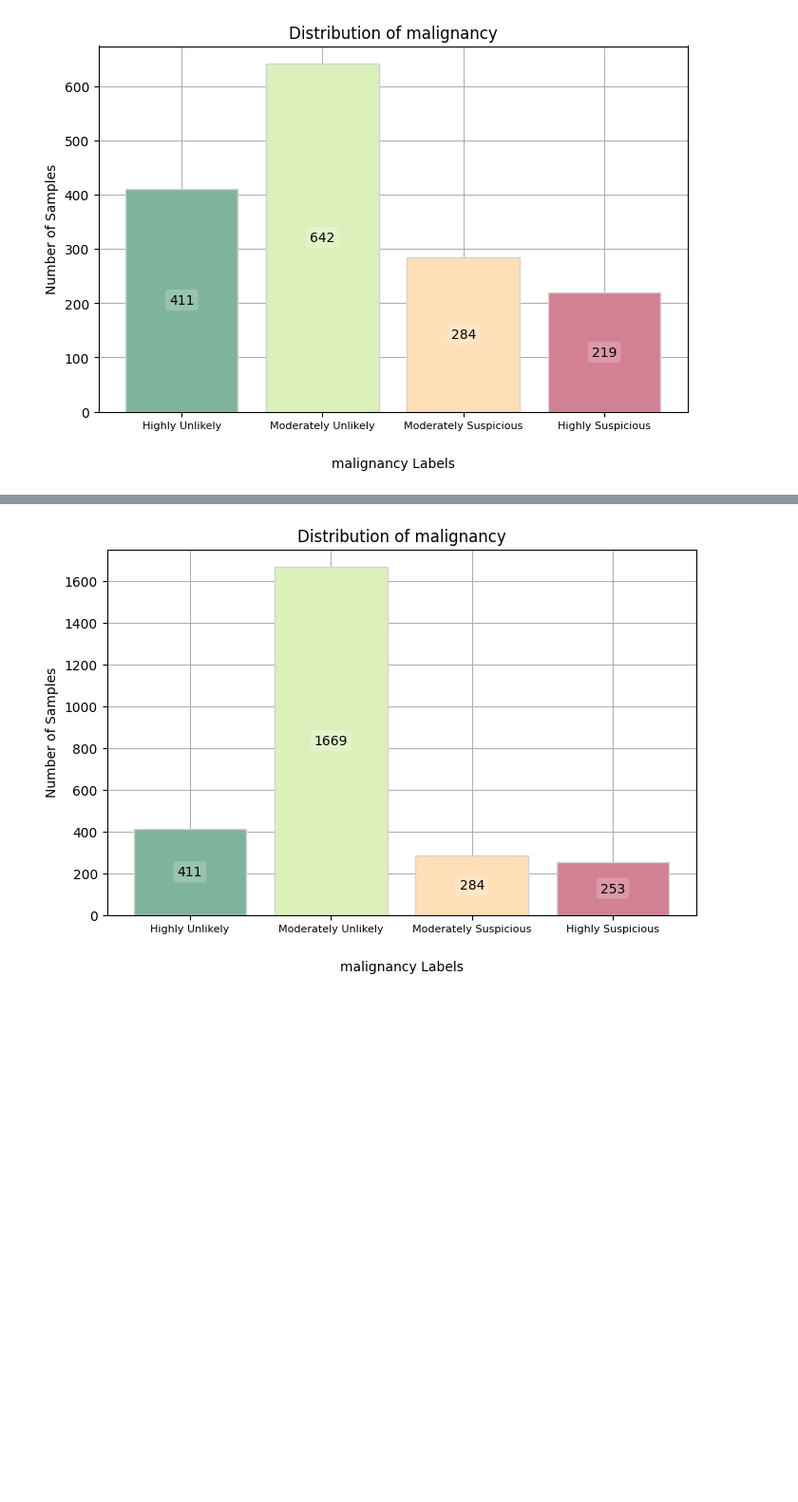
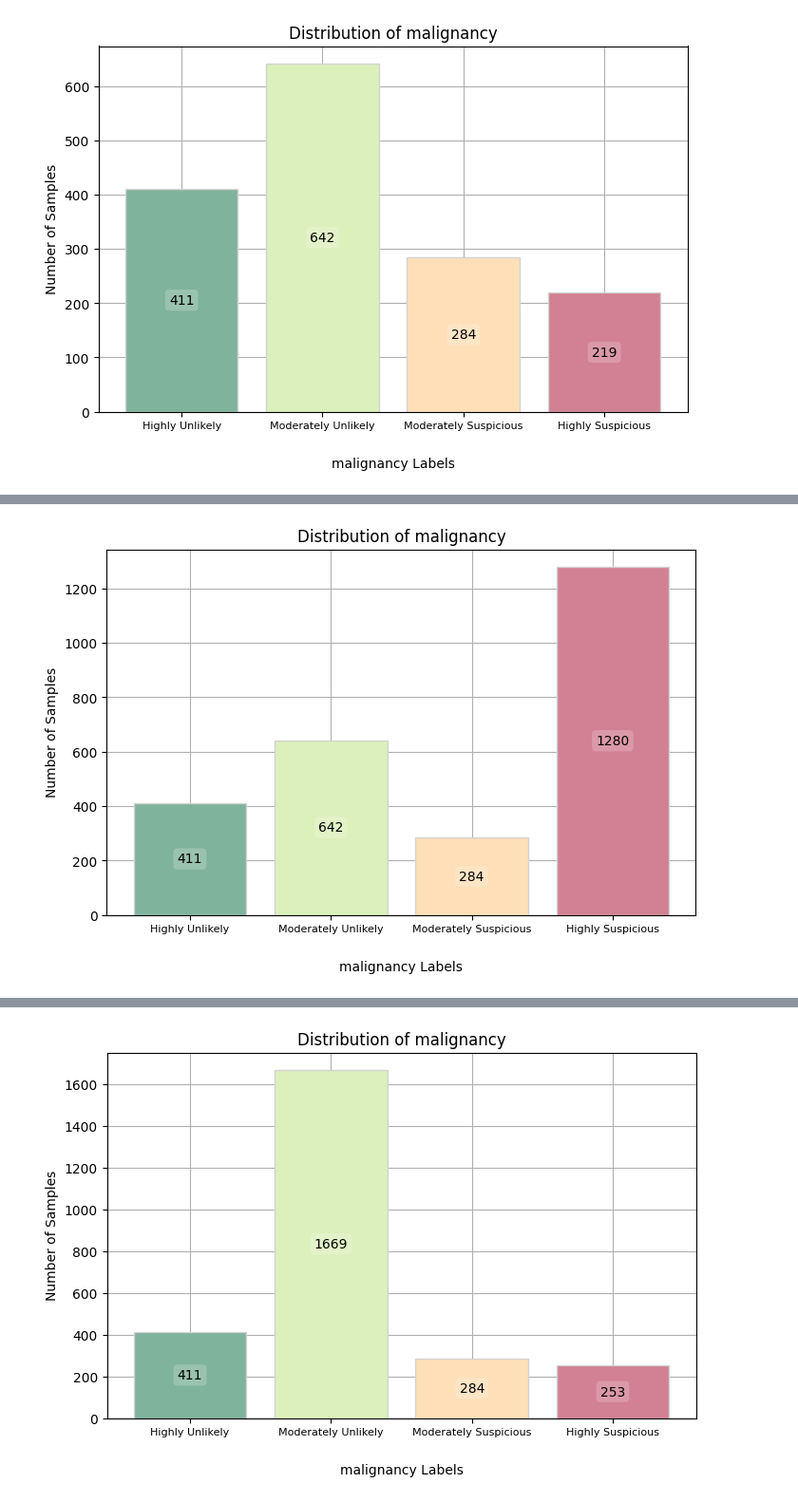
Before and after one commit to EstevesX10/Lung-Cancer-Classification-with-CT-Scans, a Jupyter notebook: Lung Cancer Classification with CT Scans/LungCancerClassification.ipynb, the cells around one changed output, grey strips where cells are left out. Shown at 95% size. Cells and saved outputs as stored; diff of their text form; code cells hidden in the pictures; blank space fills up the shorter version.

```diff
--- a/Lung Cancer Classification with CT Scans/LungCancerClassification.ipynb
+++ b/Lung Cancer Classification with CT Scans/LungCancerClassification.ipynb
@@ -474,0 +498,8 @@ plotFeatureDistribution(df_remove, 'malignancy', True, multiClassTargetDecoder)
+# %%
+# Move neutral cases to a Highly Suspicious
+df_moveToMalignant = processIndeterminateNodules(df_pylidc, "moveToMalignant")
+
+# Plot the updated target feature distribution
+plotFeatureDistribution(df_moveToMalignant, 'malignancy', True, multiClassTargetDecoder)
+# %% [output]
+[figure, added]
```
Also changed, not shown: parts of 27 cells of this notebook.
